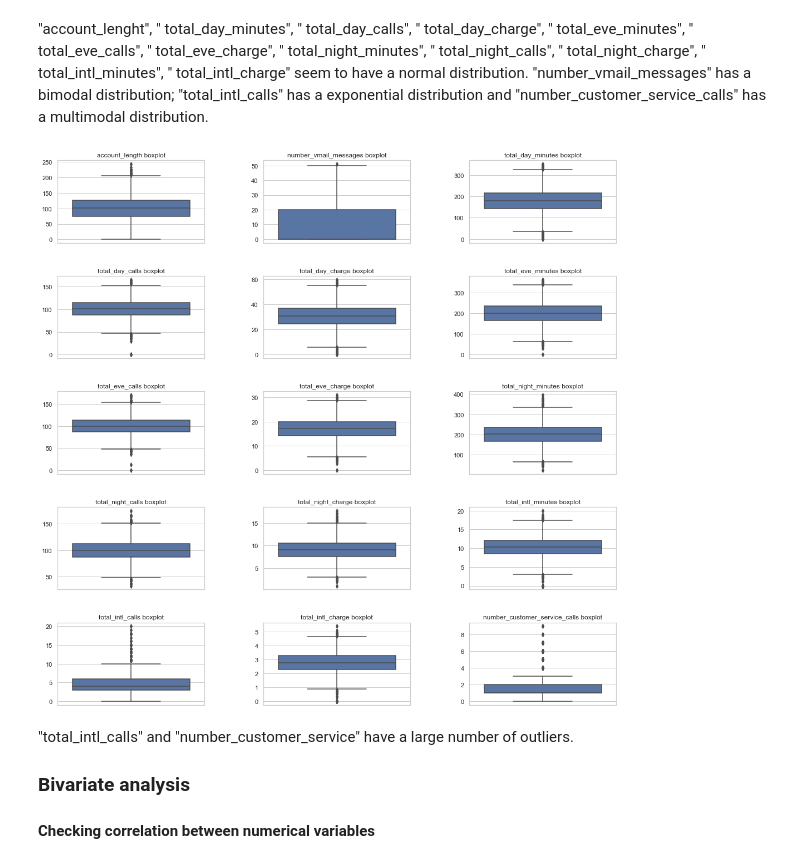
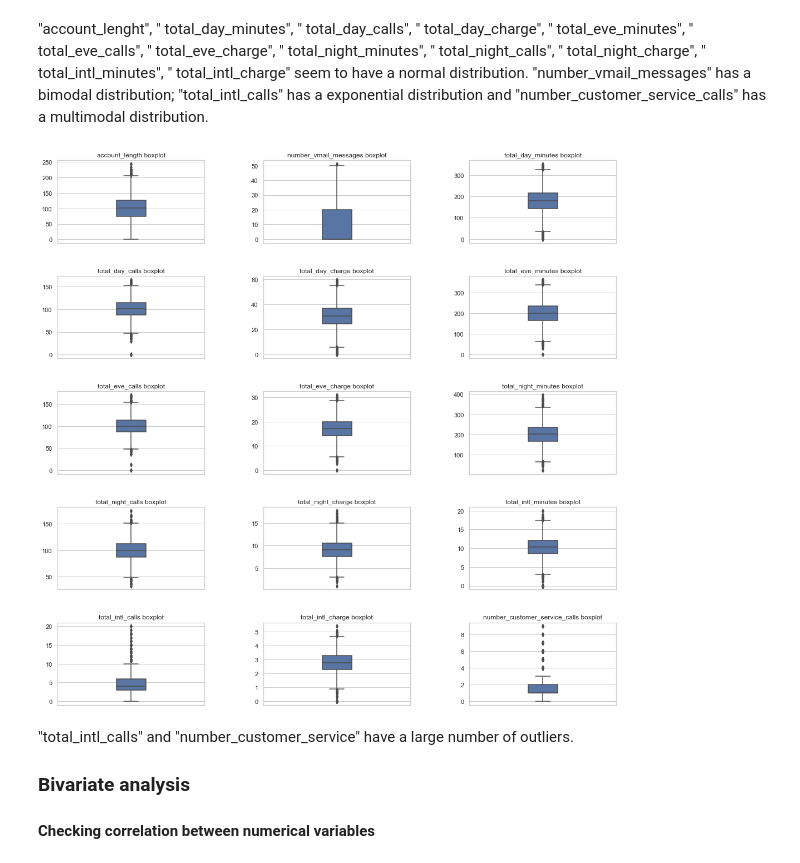
Before and after one commit to naiaraap/Pyspark_version_Predicting_Customer_Churn_in_Telecommunication_Operators, a Jupyter notebook: Pyspark_version_Predicting_Customer_Churn_in_Telecommunication_Operators.ipynb, the cells around one changed output. Drawn from its saved outputs; the diff is of its cells as text; code cells hidden in the pictures.

Commit message:
graphs

```diff
--- a/Pyspark_version_Predicting_Customer_Churn_in_Telecommunication_Operators.ipynb
+++ b/Pyspark_version_Predicting_Customer_Churn_in_Telecommunication_Operators.ipynb
@@ -372,24 +372,24 @@ for i in range(5):
 # %%
 # Features boxplot
 fig, axs = plt.subplots(ncols=3, nrows=5)
 plt.subplots_adjust(hspace = 0.4, wspace = 0.4)
 fig.set_size_inches(18, 18, forward=True)
 
 count = 0
 
 for i in range(5):
     for j in range(3):
         plt.sca(ax=axs[i][j])
         if count < len(df_train_num.columns):
             col = df_train_num.columns[count]
             y = sc.parallelize(df_train_num.select(col).collect())
-            sns.boxplot(y=y.collect()).set_title(col +' boxplot')
+            sns.boxplot(y=y.collect(), width=.20).set_title(col +' boxplot')
         else:
             break
 
         count +=1
 # %% [output]
-[figure, old version]
+[figure, new version]
 # %% [markdown]
 "total_intl_calls" and "number_customer_service" have a large number of outliers.
 ### Bivariate analysis
```
Also changed, not shown: parts of 5 cells of this notebook.
